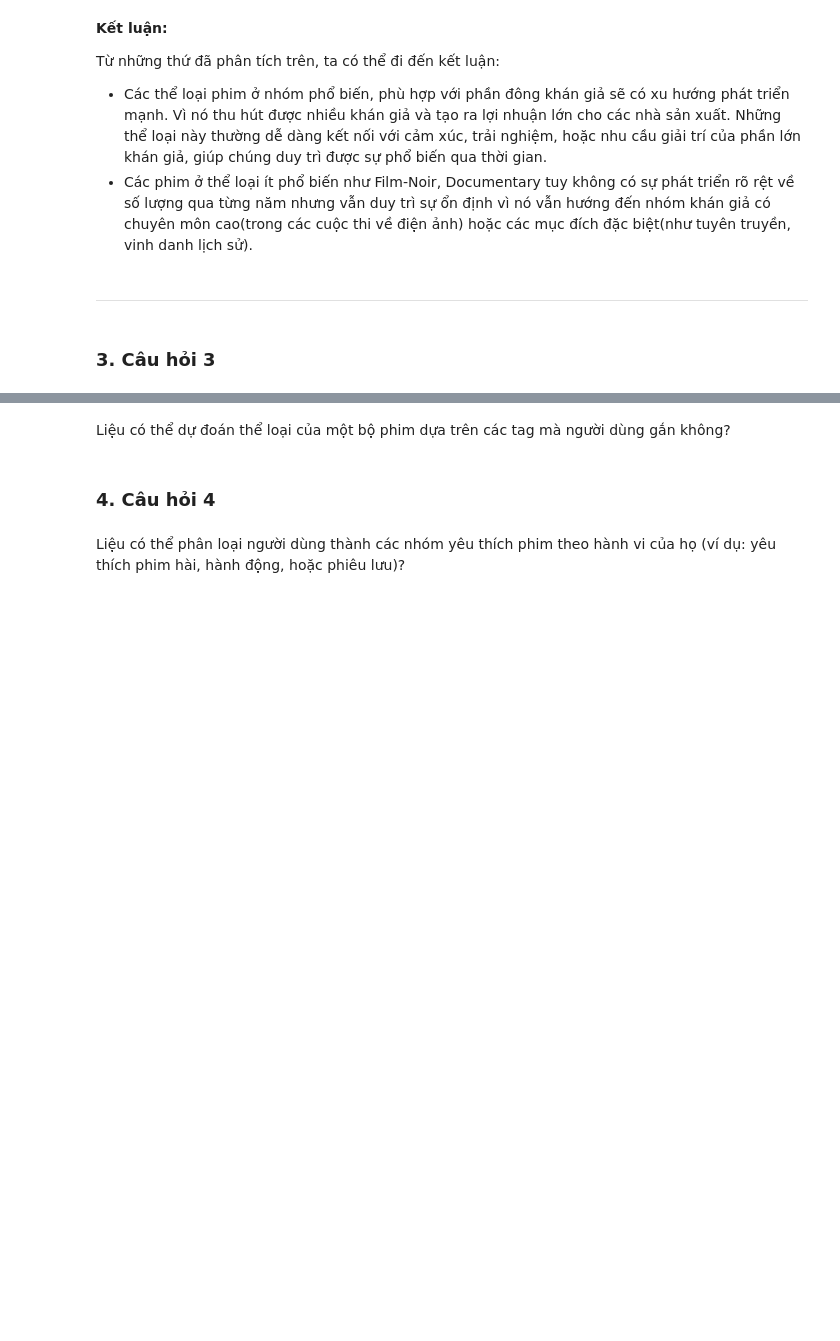
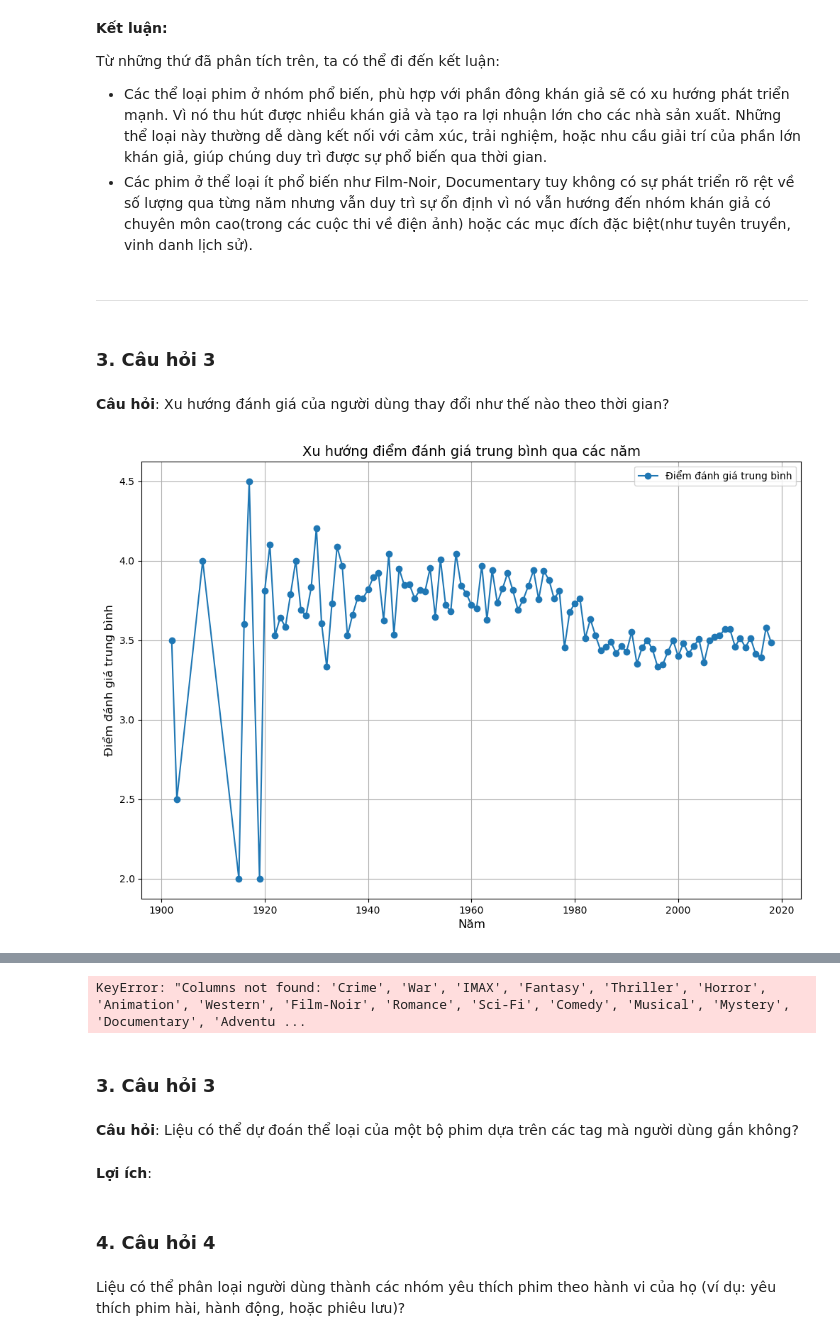
Before and after one commit to miavox/CSC17104-Final-Project, a Jupyter notebook: Project/Final_project.ipynb, the cells around one changed output, grey strips where cells are left out. Saved outputs shown, nothing was run; the diff lists cells and outputs as text; code cells hidden in the pictures; blank space fills up the shorter version.

```diff
--- a/Project/Final_project.ipynb
+++ b/Project/Final_project.ipynb
@@ -1130,3 +1118,24 @@ Từ những thứ đã phân tích trên, ta có thể đi đến kết luận:
 ---
 # %% [markdown]
 ### 3. Câu hỏi 3 <a id="iv3"></a>
+# %% [markdown]
+**Câu hỏi**: Xu hướng đánh giá của người dùng thay đổi như thế nào theo thời gian?
+# %%
+# --- Tổng hợp điểm đánh giá trung bình theo năm ---
+ratings_with_year = pd.merge(ratings, movies[['movieId', 'year']], on='movieId', how='inner')
+avg_ratings_by_year = ratings_with_year.groupby('year')['rating'].mean().reset_index()
+avg_ratings_by_year = avg_ratings_by_year.dropna()
+
+# --- Biểu đồ 1: Xu hướng điểm đánh giá trung bình qua các năm ---
+plt.figure(figsize=(12, 8))
+plt.plot(avg_ratings_by_year['year'], avg_ratings_by_year['rating'], marker='o', label='Điểm đánh giá trung bình')
+plt.title('Xu hướng điểm đánh giá trung bình qua các năm', fontsize=14)
+plt.xlabel('Năm', fontsize=12)
+plt.ylabel('Điểm đánh giá trung bình', fontsize=12)
+plt.grid(True)
+plt.legend()
+plt.show()
+
+print(ratings_with_year)
+# %% [output]
+[figure, added]
@@ -1132,0 +1156,13 @@ Từ những thứ đã phân tích trên, ta có thể đi đến kết luận:
+# %%
+# --- Biểu đồ 2: Heatmap sự thay đổi điểm đánh giá trung bình theo thể loại và năm ---
+genres_columns = movies.columns.difference(['movieId', 'title', 'year', 'decade', 'Average_Rating', 'Genre_Count'])
+avg_ratings_by_genre_year = ratings_with_year.groupby(['year'])[genres_columns].mean().reset_index()
+
+plt.figure(figsize=(14, 10))
+sns.heatmap(avg_ratings_by_genre_year.set_index('year').T, cmap='coolwarm', annot=False, cbar=True)
+plt.title('Sự thay đổi điểm đánh giá trung bình theo thể loại và năm', fontsize=14)
+plt.xlabel('Năm', fontsize=12)
+plt.ylabel('Thể loại', fontsize=12)
+plt.show()
+# %% [output]
+KeyError: "Columns not found: 'Crime', 'War', 'IMAX', 'Fantasy', 'Thriller', 'Horror', 'Animation', 'Western', 'Film-Noir', 'Romance', 'Sci-Fi', 'Comedy', 'Musical', 'Mystery', 'Documentary', 'Adventu ...
@@ -1133,5 +1228,9 @@ Từ những thứ đã phân tích trên, ta có thể đi đến kết luận:
+# %% [markdown]
+### 3. Câu hỏi 3 <a id="iv3"></a>
 # %% [markdown]
-Liệu có thể dự đoán thể loại của một bộ phim dựa trên các tag mà người dùng gắn không?
+**Câu hỏi**: Liệu có thể dự đoán thể loại của một bộ phim dựa trên các tag mà người dùng gắn không?
+# %% [markdown]
+**Lợi ích**:
 # %% [markdown]
 ### 4. Câu hỏi 4 <a id="iv4"></a>
 # %% [markdown]
```
Also changed, not shown: parts of 9 cells of this notebook.
